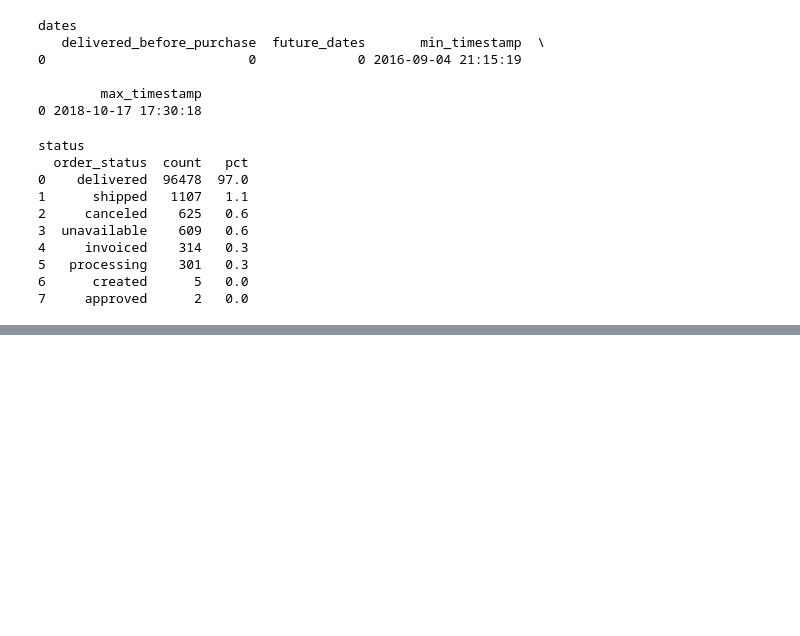
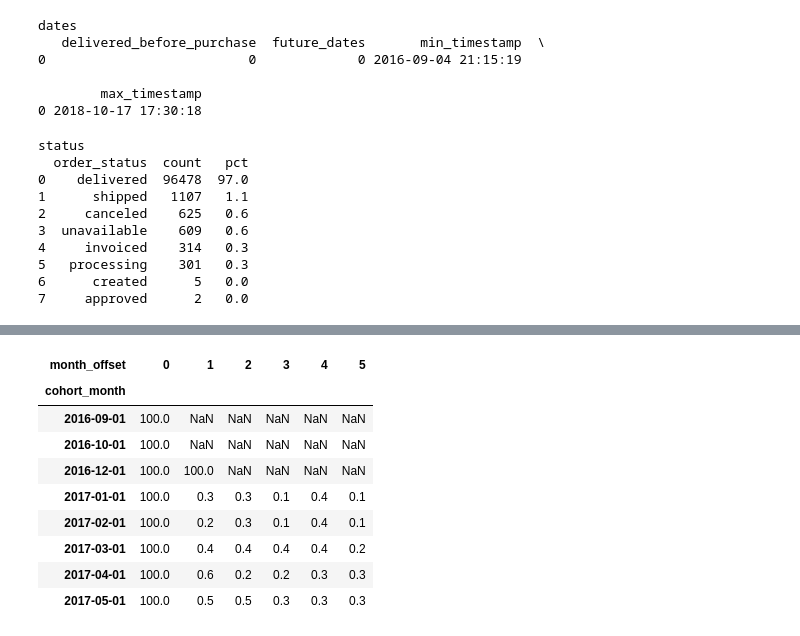
Before and after one commit to hilhool/olist-analytics, a Jupyter notebook: analytics/raw.ipynb, the cells around one changed output, grey strips where cells are left out. Cells and saved outputs as stored; diff of their text form; code cells hidden in the pictures; blank space fills up the shorter version.

Commit message:
Complete SQL analysis blocks, A/B test, and Streamlit dashboard

```diff
--- a/analytics/raw.ipynb
+++ b/analytics/raw.ipynb
@@ -184,0 +214,6 @@ status
+# %%
+# Export directory: the Streamlit app reads these pre-computed CSVs so it can
+# run without the raw dataset (e.g. on Streamlit Cloud).
+EXPORT_DIR = Path.cwd() / "exports"
+EXPORT_DIR.mkdir(parents=True, exist_ok=True)
+print("Exports ->", EXPORT_DIR)
@@ -184,0 +275,63 @@ status
+# %%
+cohort = con.execute("""
+    WITH cust_orders AS (
+        SELECT
+            c.customer_unique_id,
+            DATE_TRUNC('month', o.order_purchase_timestamp) AS order_month
+        FROM orders o
+        JOIN customers c ON o.customer_id = c.customer_id
+        WHERE o.order_status = 'delivered'
+    ),
+    cohorts AS (
+        SELECT customer_unique_id, MIN(order_month) AS cohort_month
+        FROM cust_orders
+        GROUP BY customer_unique_id
+    ),
+    activity AS (
+        SELECT
+            ch.cohort_month,
+            DATEDIFF('month', ch.cohort_month, co.order_month) AS month_offset,
+            COUNT(DISTINCT co.customer_unique_id) AS customers
+        FROM cust_orders co
+        JOIN cohorts ch ON co.customer_unique_id = ch.customer_unique_id
+        GROUP BY ch.cohort_month, month_offset
+    ),
+    sizes AS (
+        SELECT cohort_month, customers AS cohort_size
+        FROM activity WHERE month_offset = 0
+    )
+    SELECT
+        a.cohort_month,
+        a.month_offset,
+        a.customers,
+        s.cohort_size,
+        ROUND(a.customers * 100.0 / s.cohort_size, 1) AS retention_pct
+    FROM activity a
+    JOIN sizes s ON a.cohort_month = s.cohort_month
+    ORDER BY a.cohort_month, a.month_offset
+""").df()
+cohort.to_csv(EXPORT_DIR / "cohort_retention.csv", index=False)
+
+# Overall repeat-purchase rate (share of customers with 2+ delivered orders).
+repeat = con.execute("""
+    WITH per_customer AS (
+        SELECT c.customer_unique_id, COUNT(DISTINCT o.order_id) AS n_orders
+        FROM orders o
+        JOIN customers c ON o.customer_id = c.customer_id
+        WHERE o.order_status = 'delivered'
+        GROUP BY c.customer_unique_id
+    )
+    SELECT
+        COUNT(*) AS customers,
+        COUNT(*) FILTER (WHERE n_orders >= 2) AS repeat_customers,
+        ROUND(COUNT(*) FILTER (WHERE n_orders >= 2) * 100.0 / COUNT(*), 1)
+            AS repeat_rate_pct
+    FROM per_customer
+""").df()
+repeat.to_csv(EXPORT_DIR / "repeat_rate.csv", index=False)
+
+print(repeat.to_string(index=False))
+# Retention as a pivot (cohort x month offset) for a quick visual sanity check.
+cohort.pivot(index="cohort_month", columns="month_offset",
+             values="retention_pct").iloc[:8, :6]
+# %% [output]
@@ -184,0 +340,10 @@ status
+| month_offset | 0 | 1 | 2 | 3 | 4 | 5 |
+| cohort_month |  |  |  |  |  |  |
+| 2016-09-01 | 100.0 | NaN | NaN | NaN | NaN | NaN |
+| 2016-10-01 | 100.0 | NaN | NaN | NaN | NaN | NaN |
+| 2016-12-01 | 100.0 | 100.0 | NaN | NaN | NaN | NaN |
+| 2017-01-01 | 100.0 | 0.3 | 0.3 | 0.1 | 0.4 | 0.1 |
+| 2017-02-01 | 100.0 | 0.2 | 0.3 | 0.1 | 0.4 | 0.1 |
+| 2017-03-01 | 100.0 | 0.4 | 0.4 | 0.4 | 0.4 | 0.2 |
+| 2017-04-01 | 100.0 | 0.6 | 0.2 | 0.2 | 0.3 | 0.3 |
+| 2017-05-01 | 100.0 | 0.5 | 0.5 | 0.3 | 0.3 | 0.3 |
```
Also changed, not shown: parts of 15 cells of this notebook, 11 other files.
